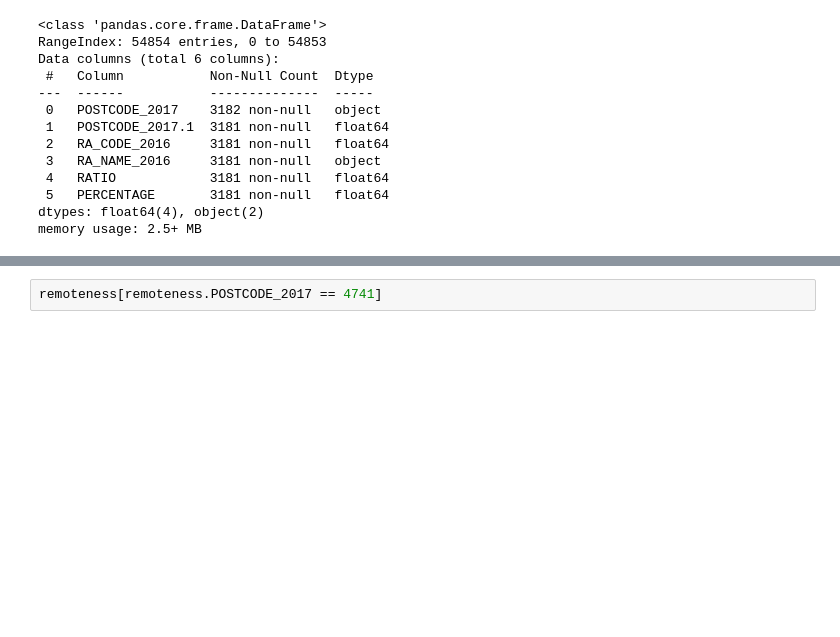
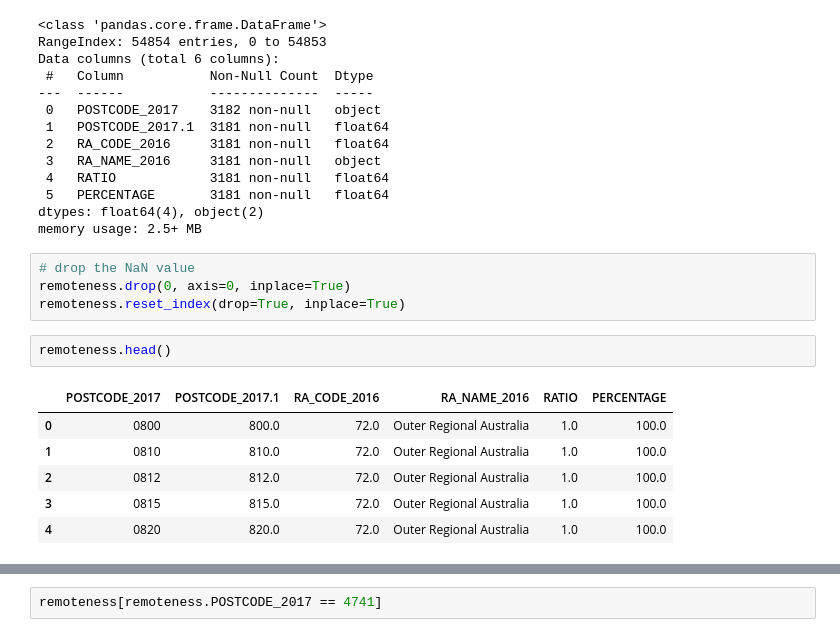
Before and after one commit to justinepicar/kpmg_data_analytics, a Jupyter notebook: Data Cleaning.ipynb, the cells around one changed output, grey strips where cells are left out. Saved outputs shown, nothing was run; the diff lists cells and outputs as text; blank space fills up the shorter version.

```diff
--- a/Data Cleaning.ipynb
+++ b/Data Cleaning.ipynb
@@ -343,3 +404,16 @@ Data columns (total 6 columns):
  5   PERCENTAGE       3181 non-null   float64
 dtypes: float64(4), object(2)
 memory usage: 2.5+ MB
+# %%
+# drop the NaN value
+remoteness.drop(0, axis=0, inplace=True)
+remoteness.reset_index(drop=True, inplace=True)
+# %%
+remoteness.head()
+# %% [output]
+|  | POSTCODE_2017 | POSTCODE_2017.1 | RA_CODE_2016 | RA_NAME_2016 | RATIO | PERCENTAGE |
+| 0 | 0800 | 800.0 | 72.0 | Outer Regional Australia | 1.0 | 100.0 |
+| 1 | 0810 | 810.0 | 72.0 | Outer Regional Australia | 1.0 | 100.0 |
+| 2 | 0812 | 812.0 | 72.0 | Outer Regional Australia | 1.0 | 100.0 |
+| 3 | 0815 | 815.0 | 72.0 | Outer Regional Australia | 1.0 | 100.0 |
+| 4 | 0820 | 820.0 | 72.0 | Outer Regional Australia | 1.0 | 100.0 |
```
Also changed, not shown: parts of 65 cells of this notebook, 1 other file.
